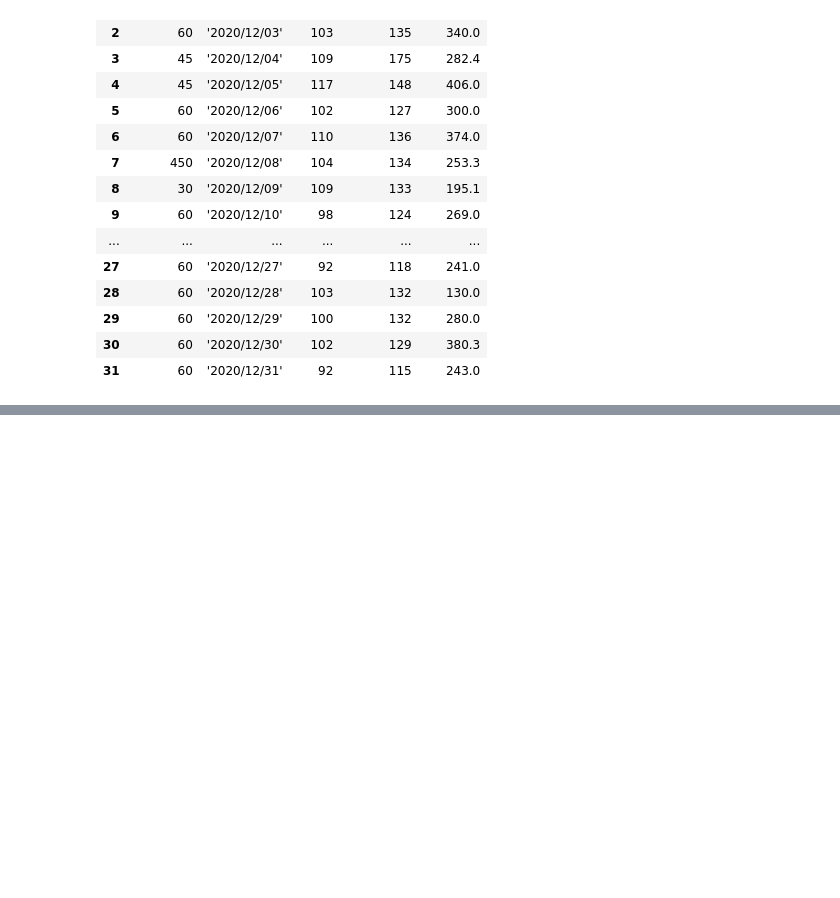
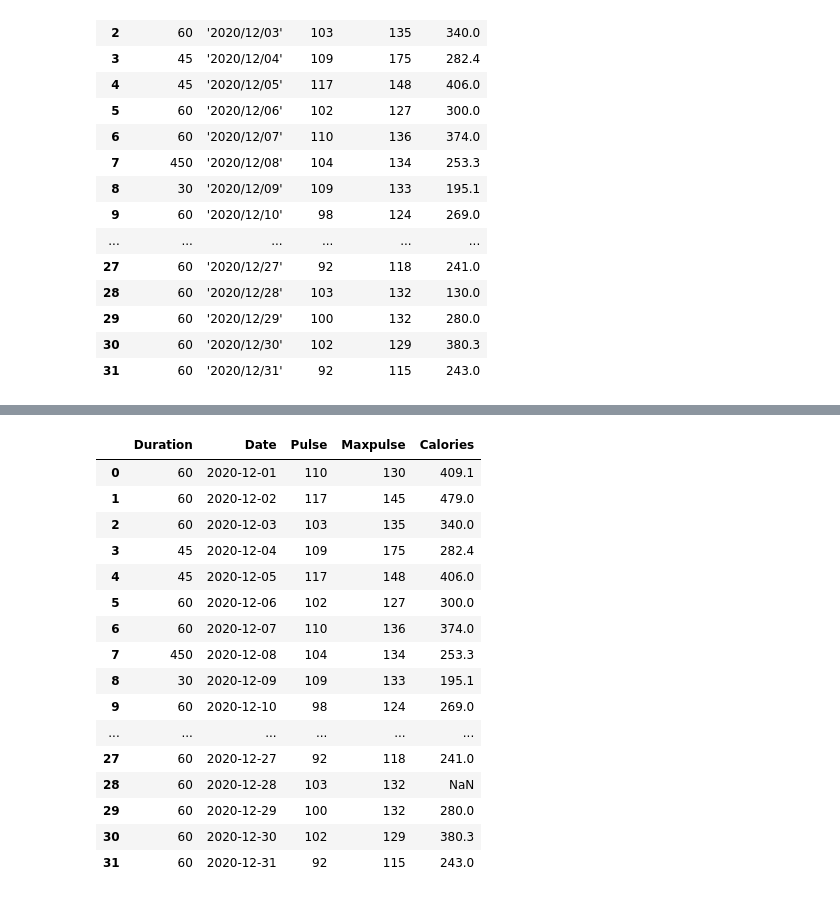
Before and after one commit to Dhanraj-SH/Pandas, a Jupyter notebook: Cleaning_data/Learning_cleaning_data.ipynb, the cells around one changed output, grey strips where cells are left out. Saved outputs shown, nothing was run; the diff lists cells and outputs as text; code cells hidden in the pictures; blank space fills up the shorter version.

```diff
--- a/Cleaning_data/Learning_cleaning_data.ipynb
+++ b/Cleaning_data/Learning_cleaning_data.ipynb
@@ -162,0 +258,33 @@ df
+# %%
+# Convert into a correct format
+'''
+df = pd.read_csv('data.csv')
+df['Date'] = pd.to_datetime(df['Date'], format='mixed') #this line of code can only be exectued for the pandas above 2.2.x version
+
+df
+'''
+
+# so will be using another approcah for lower version of pandas
+df = pd.read_csv('data.csv')
+df['Date'] = df['Date'].str.replace("'", "")
+df['Date'] = pd.to_datetime(df['Date'], errors='coerce')
+
+df
+# %% [output]
+|  | Duration | Date | Pulse | Maxpulse | Calories |
+| 0 | 60 | 2020-12-01 | 110 | 130 | 409.1 |
+| 1 | 60 | 2020-12-02 | 117 | 145 | 479.0 |
+| 2 | 60 | 2020-12-03 | 103 | 135 | 340.0 |
+| 3 | 45 | 2020-12-04 | 109 | 175 | 282.4 |
+| 4 | 45 | 2020-12-05 | 117 | 148 | 406.0 |
+| 5 | 60 | 2020-12-06 | 102 | 127 | 300.0 |
+| 6 | 60 | 2020-12-07 | 110 | 136 | 374.0 |
+| 7 | 450 | 2020-12-08 | 104 | 134 | 253.3 |
+| 8 | 30 | 2020-12-09 | 109 | 133 | 195.1 |
+| 9 | 60 | 2020-12-10 | 98 | 124 | 269.0 |
+| ... | ... | ... | ... | ... | ... |
+| 27 | 60 | 2020-12-27 | 92 | 118 | 241.0 |
+| 28 | 60 | 2020-12-28 | 103 | 132 | NaN |
+| 29 | 60 | 2020-12-29 | 100 | 132 | 280.0 |
+| 30 | 60 | 2020-12-30 | 102 | 129 | 380.3 |
+| 31 | 60 | 2020-12-31 | 92 | 115 | 243.0 |
```
Also changed, not shown: parts of 10 cells of this notebook.
